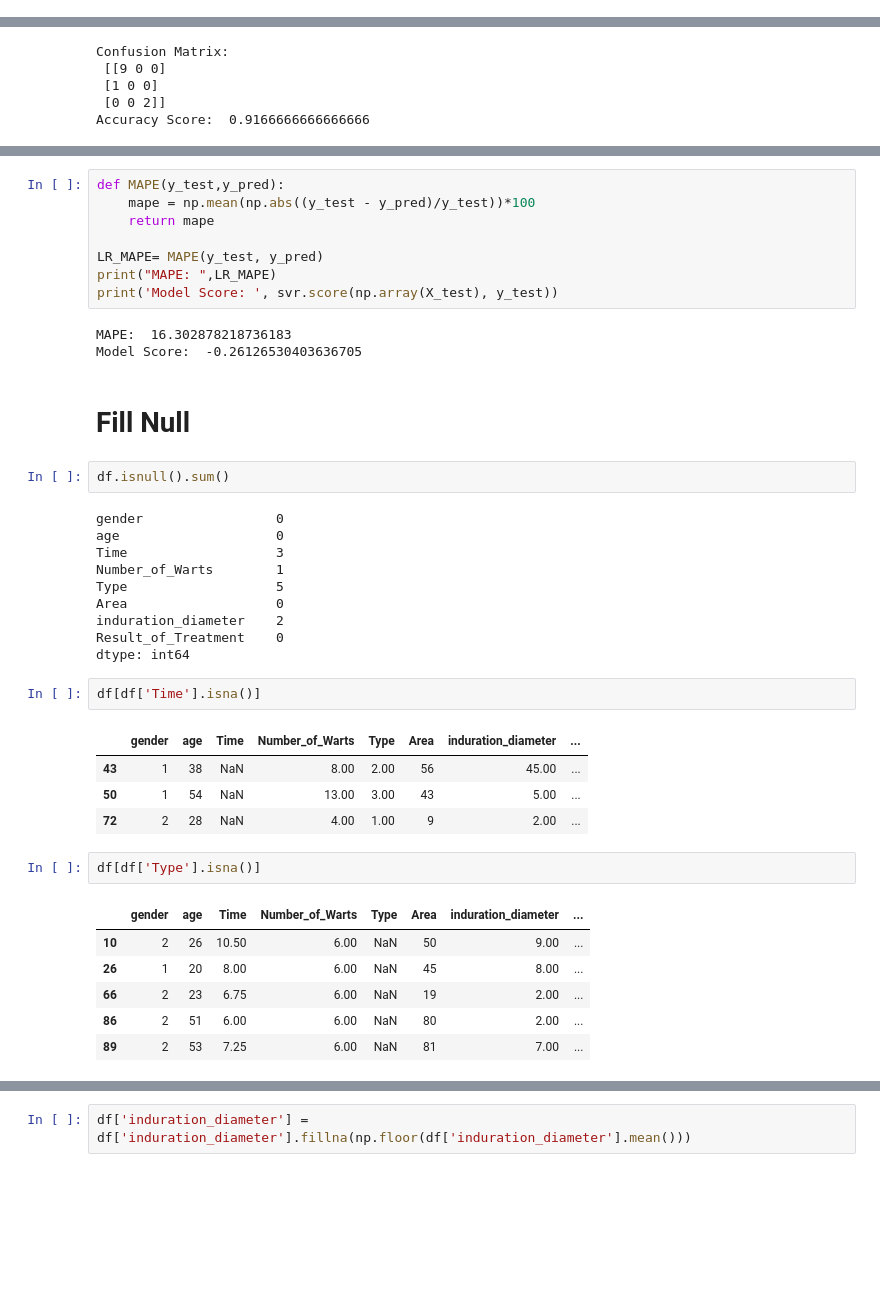
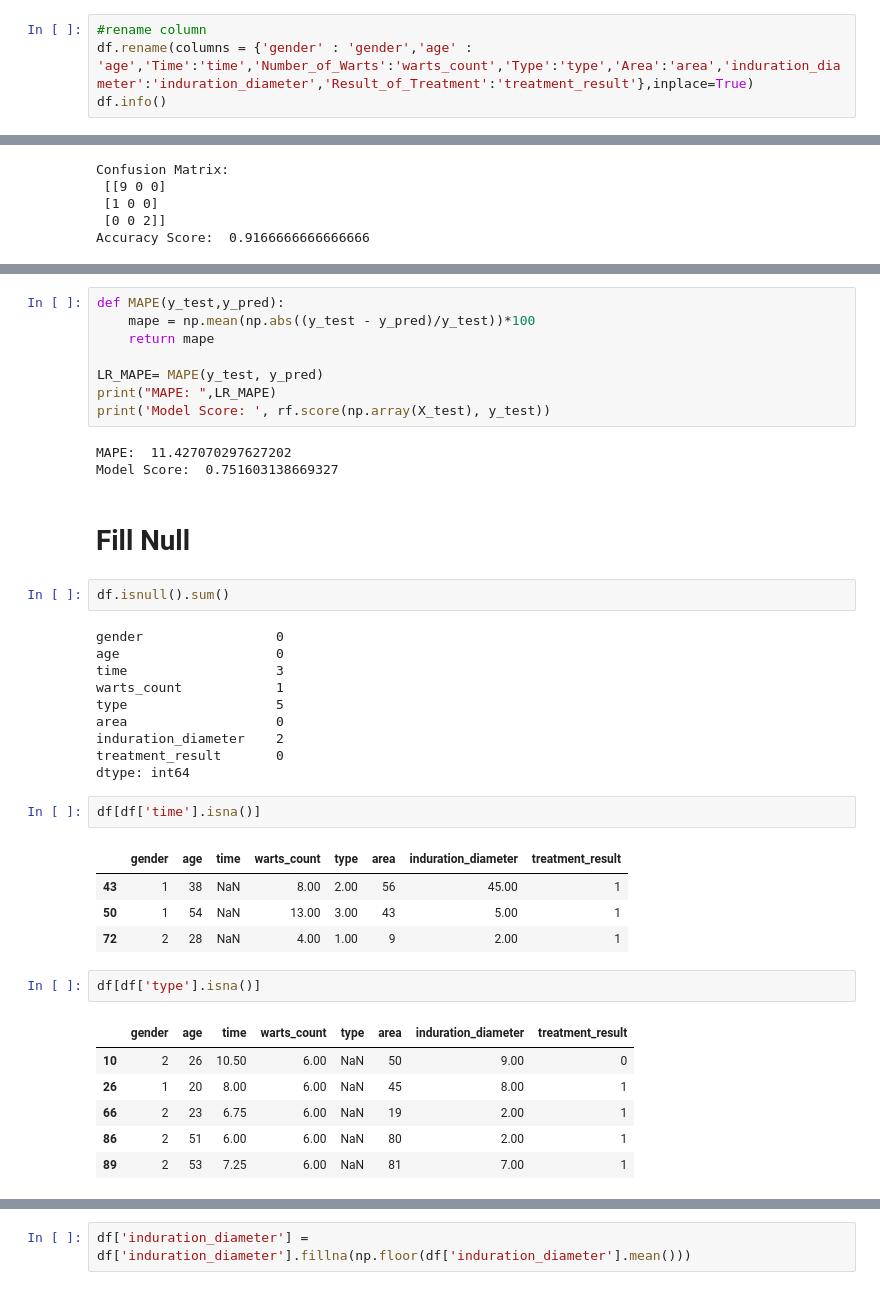
Before and after one commit to mjohantito/DataMining_APLProject, a Jupyter notebook: ManuelJohanTito_ALP_0706022010024.ipynb, the cells around one changed output, grey strips where cells are left out. Saved outputs shown, nothing was run; the diff lists cells and outputs as text; blank space fills up the shorter version.

```diff
--- a/ManuelJohanTito_ALP_0706022010024.ipynb
+++ b/ManuelJohanTito_ALP_0706022010024.ipynb
@@ -42,3 +42,7 @@ Data columns (total 8 columns):
  7   Result_of_Treatment  90 non-null     int64
 dtypes: float64(4), int64(4)
 memory usage: 5.8 KB
+# %%
+#rename column
+df.rename(columns = {'gender' : 'gender','age' : 'age','Time':'time','Number_of_Warts':'warts_count','Type':'type','Area':'area','induration_diameter':'induration_diameter','Result_of_Treatment':'treatment_result'},inplace=True)
+df.info()
@@ -226,10 +260,10 @@ def MAPE(y_test,y_pred):
 
 LR_MAPE= MAPE(y_test, y_pred)
 print("MAPE: ",LR_MAPE)
-print('Model Score: ', svr.score(np.array(X_test), y_test))
+print('Model Score: ', rf.score(np.array(X_test), y_test))
 # %% [output]
-MAPE:  16.302878218736183
-Model Score:  -0.26126530403636705
+MAPE:  11.427070297627202
+Model Score:  0.751603138669327
 # %% [markdown]
 # Fill Null
 # %%
@@ -237,27 +271,27 @@ df.isnull().sum()
 # %% [output]
 gender                 0
 age                    0
-Time                   3
-Number_of_Warts        1
-Type                   5
-Area                   0
+time                   3
+warts_count            1
+type                   5
+area                   0
 induration_diameter    2
-Result_of_Treatment    0
+treatment_result       0
 dtype: int64
 # %%
-df[df['Time'].isna()]
+df[df['time'].isna()]
 # %% [output]
-|  | gender | age | Time | Number_of_Warts | Type | Area | induration_diameter | ... |
-| 43 | 1 | 38 | NaN | 8.00 | 2.00 | 56 | 45.00 | ... |
-| 50 | 1 | 54 | NaN | 13.00 | 3.00 | 43 | 5.00 | ... |
-| 72 | 2 | 28 | NaN | 4.00 | 1.00 | 9 | 2.00 | ... |
+|  | gender | age | time | warts_count | type | area | induration_diameter | treatment_result |
+| 43 | 1 | 38 | NaN | 8.00 | 2.00 | 56 | 45.00 | 1 |
+| 50 | 1 | 54 | NaN | 13.00 | 3.00 | 43 | 5.00 | 1 |
+| 72 | 2 | 28 | NaN | 4.00 | 1.00 | 9 | 2.00 | 1 |
 # %%
-df[df['Type'].isna()]
+df[df['type'].isna()]
 # %% [output]
-|  | gender | age | Time | Number_of_Warts | Type | Area | induration_diameter | ... |
-| 10 | 2 | 26 | 10.50 | 6.00 | NaN | 50 | 9.00 | ... |
-| 26 | 1 | 20 | 8.00 | 6.00 | NaN | 45 | 8.00 | ... |
-| 66 | 2 | 23 | 6.75 | 6.00 | NaN | 19 | 2.00 | ... |
-| 86 | 2 | 51 | 6.00 | 6.00 | NaN | 80 | 2.00 | ... |
-| 89 | 2 | 53 | 7.25 | 6.00 | NaN | 81 | 7.00 | ... |
+|  | gender | age | time | warts_count | type | area | induration_diameter | treatment_result |
+| 10 | 2 | 26 | 10.50 | 6.00 | NaN | 50 | 9.00 | 0 |
+| 26 | 1 | 20 | 8.00 | 6.00 | NaN | 45 | 8.00 | 1 |
+| 66 | 2 | 23 | 6.75 | 6.00 | NaN | 19 | 2.00 | 1 |
+| 86 | 2 | 51 | 6.00 | 6.00 | NaN | 80 | 2.00 | 1 |
+| 89 | 2 | 53 | 7.25 | 6.00 | NaN | 81 | 7.00 | 1 |
 # %%
```
Also changed, not shown: parts of 68 cells of this notebook.
